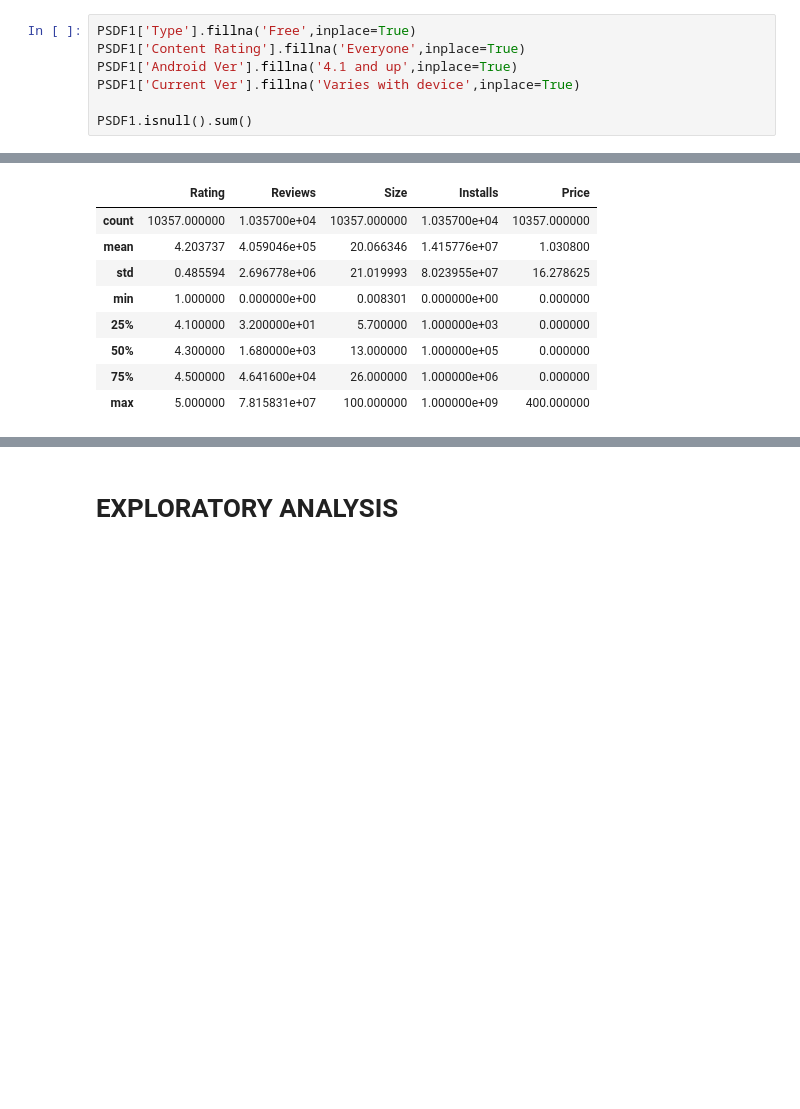
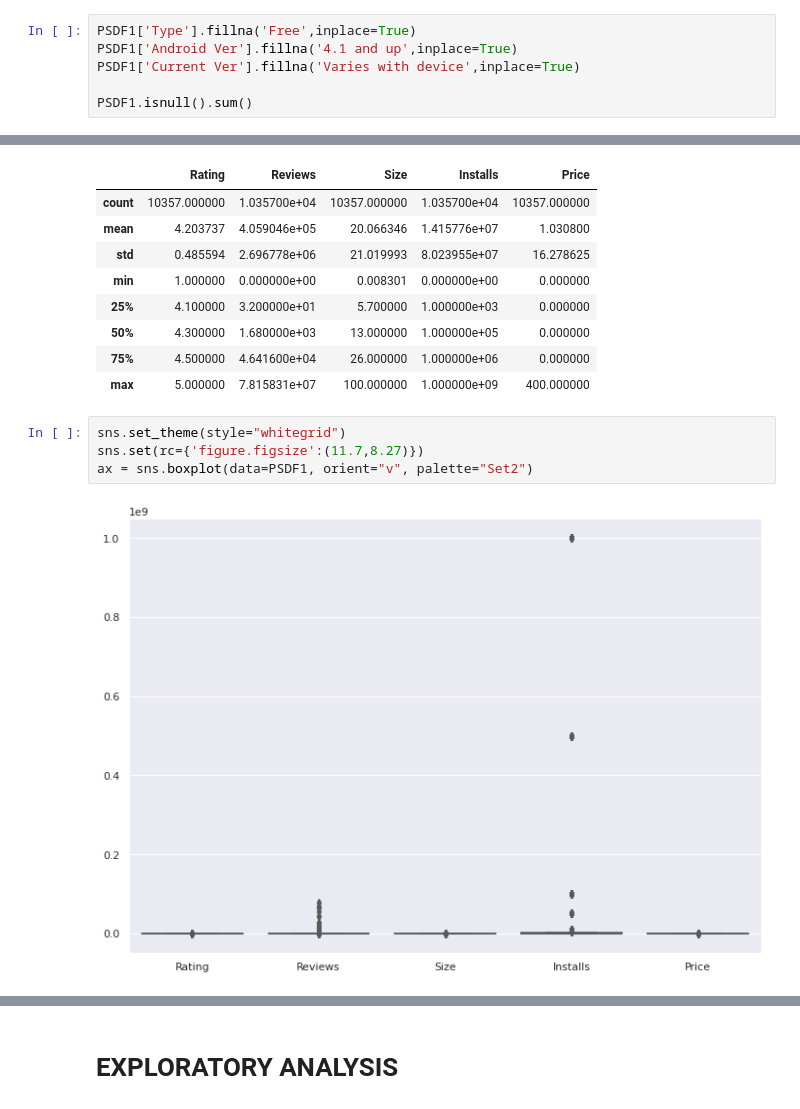
Before and after one commit to DrBharathiTC/Play_store-app-review-analysis-Capstone-project, a Jupyter notebook: Google_Play_Store_Apps_Data_Analysis_(EDA)_UPDATED.ipynb, the cells around one changed output, grey strips where cells are left out. Saved outputs shown, nothing was run; the diff lists cells and outputs as text; blank space fills up the shorter version.

```diff
--- a/Google_Play_Store_Apps_Data_Analysis_(EDA)_UPDATED.ipynb
+++ b/Google_Play_Store_Apps_Data_Analysis_(EDA)_UPDATED.ipynb
@@ -409,7 +404,6 @@ PSDF1['Current Ver'].mode()
 dtype: object
 # %%
 PSDF1['Type'].fillna('Free',inplace=True)
-PSDF1['Content Rating'].fillna('Everyone',inplace=True)
 PSDF1['Android Ver'].fillna('4.1 and up',inplace=True)
 PSDF1['Current Ver'].fillna('Varies with device',inplace=True)
 
@@ -505,3 +499,9 @@ PSDF1.describe()
 | 50% | 4.300000 | 1.680000e+03 | 13.000000 | 1.000000e+05 | 0.000000 |
 | 75% | 4.500000 | 4.641600e+04 | 26.000000 | 1.000000e+06 | 0.000000 |
 | max | 5.000000 | 7.815831e+07 | 100.000000 | 1.000000e+09 | 400.000000 |
+# %%
+sns.set_theme(style="whitegrid")
+sns.set(rc={'figure.figsize':(11.7,8.27)})
+ax = sns.boxplot(data=PSDF1, orient="v", palette="Set2")
+# %% [output]
+[figure, added]
```
Also changed, not shown: parts of 32 cells of this notebook.
